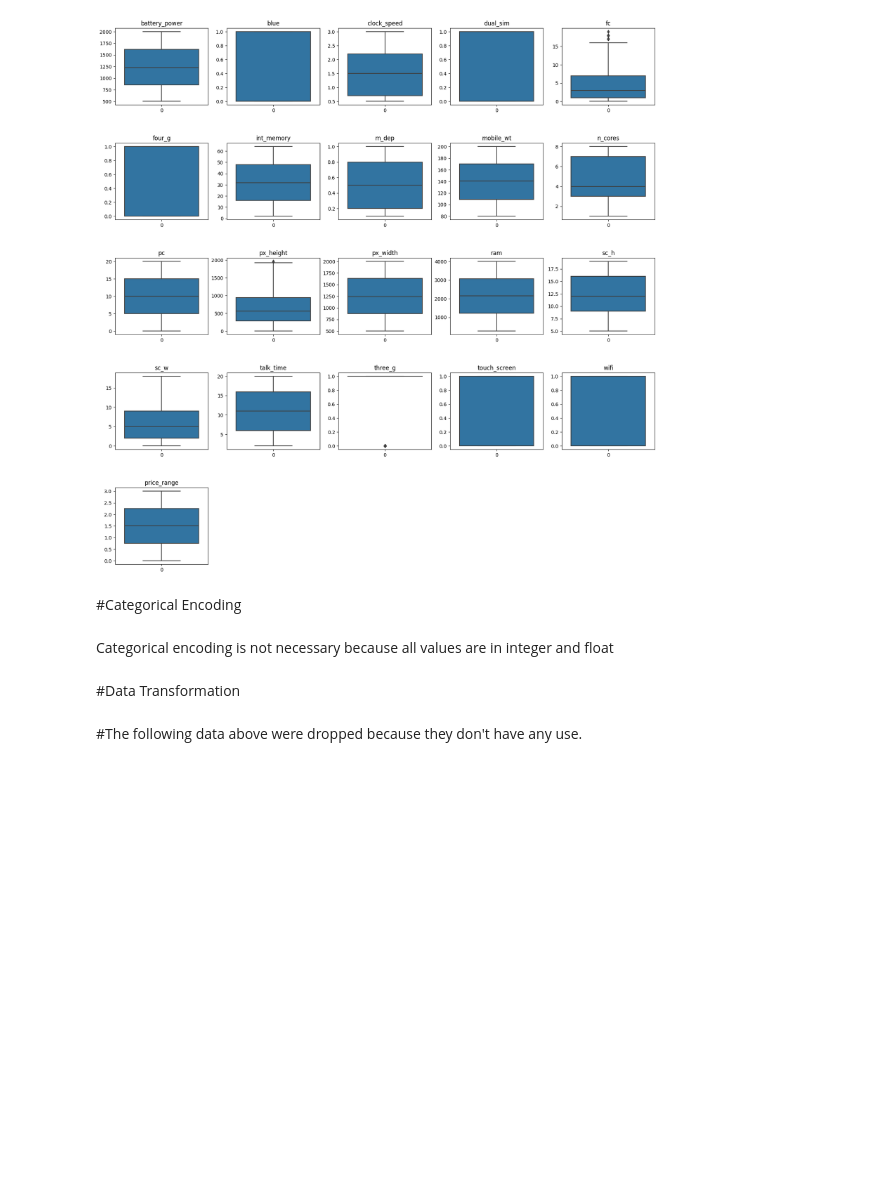
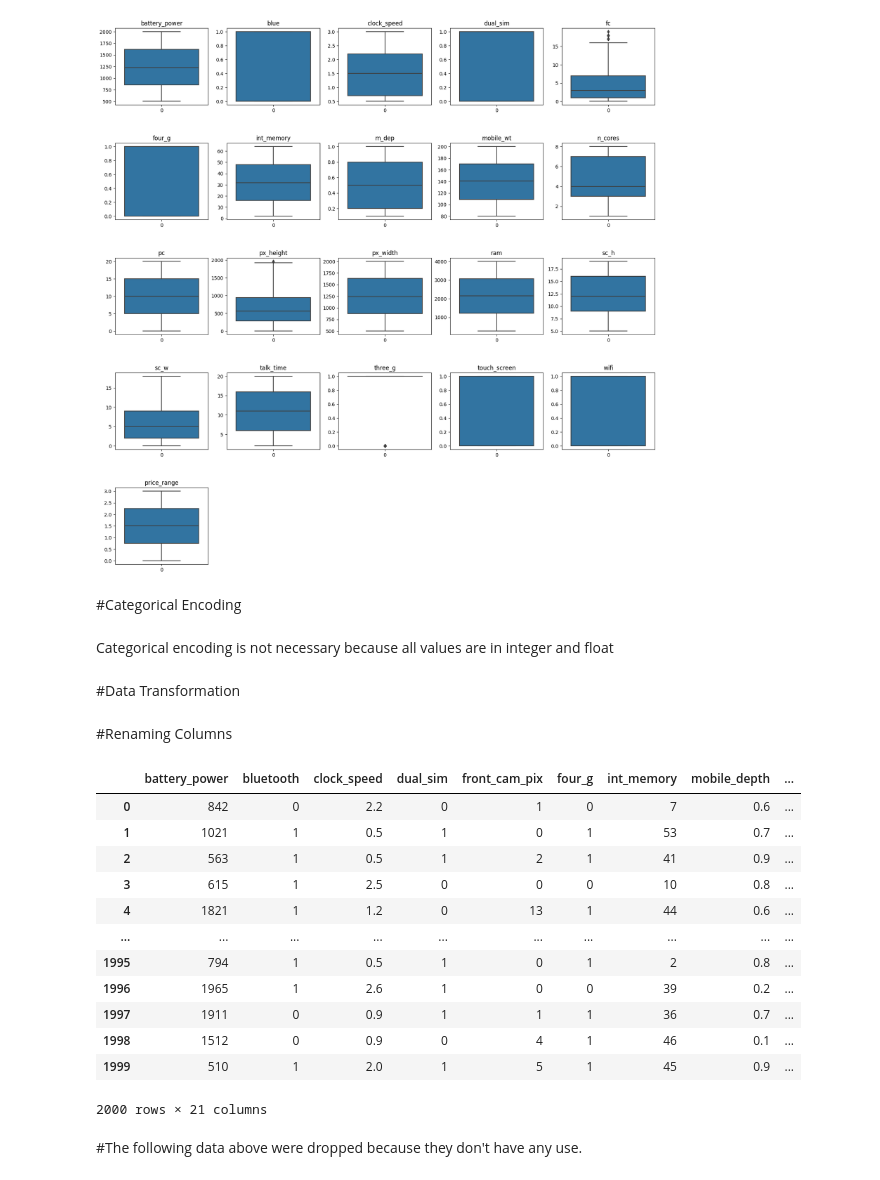
Before and after one commit to stephendambo/Dambolin9, a Jupyter notebook: Final_Project_Work.ipynb, the cells around one changed output. Saved outputs shown, nothing was run; the diff lists cells and outputs as text; code cells hidden in the pictures; blank space fills up the shorter version.

```diff
--- a/Final_Project_Work.ipynb
+++ b/Final_Project_Work.ipynb
@@ -329,8 +326,25 @@ for index, item in enumerate([i for i in df.describe().columns.to_list()]):
 Categorical encoding is not necessary because all values are in integer and float
 # %% [markdown]
 #Data Transformation
-# %%
-# columns_to_drop = ['px_width', 'px_height',  'screen_width', 'talk_time']
-df.drop(['px_width', 'px_height','sc_w', 'talk_time'], axis=1, inplace=True)
-x = df.drop(['price_range'], axis=1)
-y = df['price_range']
+# %% [markdown]
+#Renaming Columns
+# %%
+df_trainset = df
+# %%
+df_trainset = df_trainset.rename(columns = {'blue': 'bluetooth', 'fc': 'front_cam_pix', 'm_dep': 'mobile_depth', 'n_cores': 'num_of_core', 'pc': 'primary_cam_pix', 'sc_h': 'screen_height', 'sc_w': 'screen_width'})
+# %%
+df_trainset
+# %% [output]
+|  | battery_power | bluetooth | clock_speed | dual_sim | front_cam_pix | four_g | int_memory | mobile_depth | ... |
+| 0 | 842 | 0 | 2.2 | 0 | 1 | 0 | 7 | 0.6 | ... |
+| 1 | 1021 | 1 | 0.5 | 1 | 0 | 1 | 53 | 0.7 | ... |
+| 2 | 563 | 1 | 0.5 | 1 | 2 | 1 | 41 | 0.9 | ... |
+| 3 | 615 | 1 | 2.5 | 0 | 0 | 0 | 10 | 0.8 | ... |
+| 4 | 1821 | 1 | 1.2 | 0 | 13 | 1 | 44 | 0.6 | ... |
+| ... | ... | ... | ... | ... | ... | ... | ... | ... | ... |
+| 1995 | 794 | 1 | 0.5 | 1 | 0 | 1 | 2 | 0.8 | ... |
+| 1996 | 1965 | 1 | 2.6 | 1 | 0 | 0 | 39 | 0.2 | ... |
+| 1997 | 1911 | 0 | 0.9 | 1 | 1 | 1 | 36 | 0.7 | ... |
+| 1998 | 1512 | 0 | 0.9 | 0 | 4 | 1 | 46 | 0.1 | ... |
+| 1999 | 510 | 1 | 2.0 | 1 | 5 | 1 | 45 | 0.9 | ... |
+2000 rows × 21 columns
```
Also changed, not shown: parts of 64 cells of this notebook.
